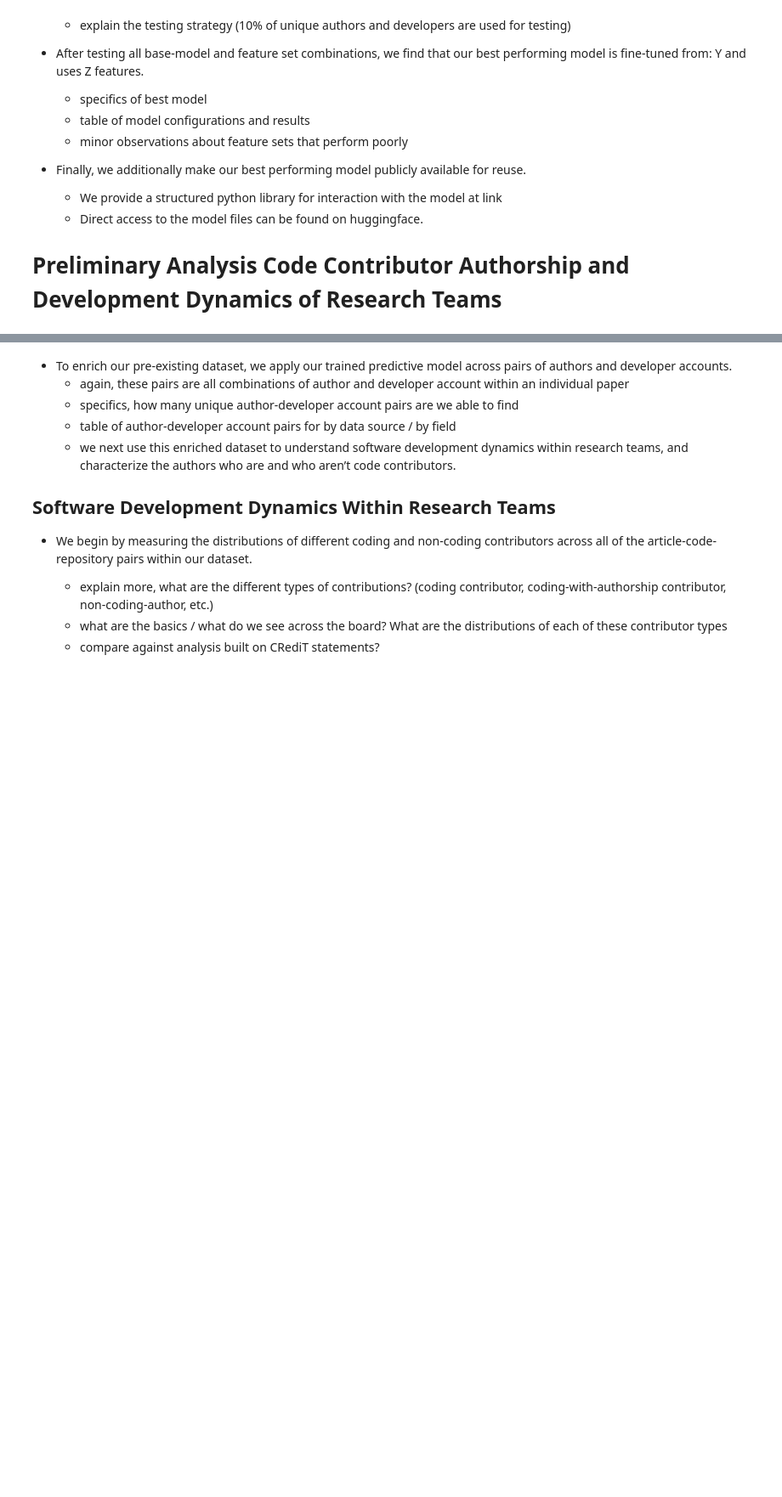
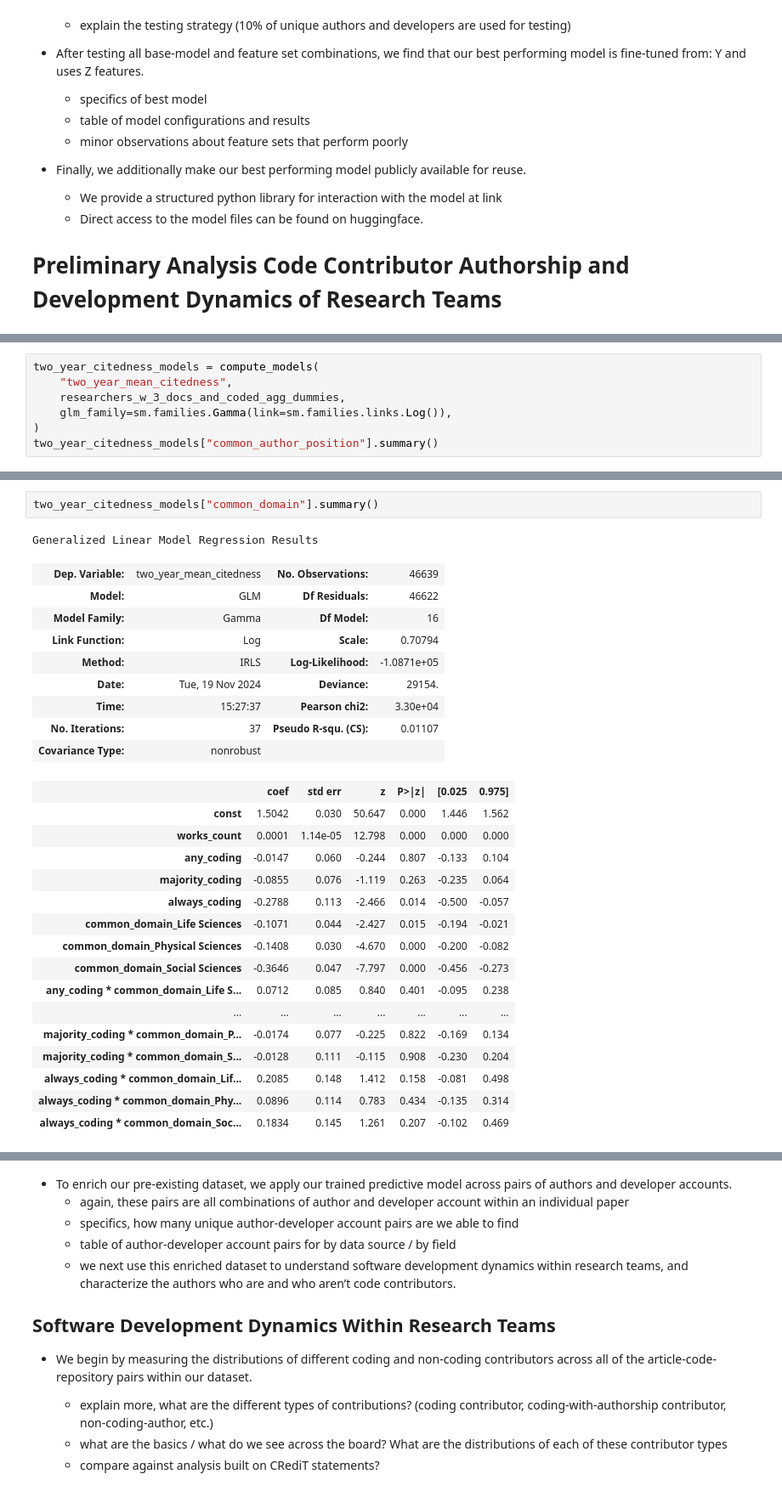
Before and after one commit to evamaxfield/rs-graph, a Jupyter notebook: publications/qss-code-authors/qss-code-authors.ipynb, the cells around one changed output, grey strips where cells are left out. Shown at 85% size. Cells and saved outputs as stored; diff of their text form; blank space fills up the shorter version.

```diff
--- a/publications/qss-code-authors/qss-code-authors.ipynb
+++ b/publications/qss-code-authors/qss-code-authors.ipynb
@@ -1036,0 +1023,7 @@ Generalized Linear Model Regression Results
+# %%
+two_year_citedness_models = compute_models(
+    "two_year_mean_citedness",
+    researchers_w_3_docs_and_coded_agg_dummies,
+    glm_family=sm.families.Gamma(link=sm.families.links.Log()),
+)
+two_year_citedness_models["common_author_position"].summary()
@@ -1036,0 +1055,29 @@ Generalized Linear Model Regression Results
+# %%
+two_year_citedness_models["common_domain"].summary()
+# %% [output]
+Generalized Linear Model Regression Results
+| Dep. Variable: | two_year_mean_citedness | No. Observations: | 46639 |
+| Model: | GLM | Df Residuals: | 46622 |
+| Model Family: | Gamma | Df Model: | 16 |
+| Link Function: | Log | Scale: | 0.70794 |
+| Method: | IRLS | Log-Likelihood: | -1.0871e+05 |
+| Date: | Tue, 19 Nov 2024 | Deviance: | 29154. |
+| Time: | 15:27:37 | Pearson chi2: | 3.30e+04 |
+| No. Iterations: | 37 | Pseudo R-squ. (CS): | 0.01107 |
+| Covariance Type: | nonrobust |  |  |
+|  | coef | std err | z | P>|z| | [0.025 | 0.975] |
+| const | 1.5042 | 0.030 | 50.647 | 0.000 | 1.446 | 1.562 |
+| works_count | 0.0001 | 1.14e-05 | 12.798 | 0.000 | 0.000 | 0.000 |
+| any_coding | -0.0147 | 0.060 | -0.244 | 0.807 | -0.133 | 0.104 |
+| majority_coding | -0.0855 | 0.076 | -1.119 | 0.263 | -0.235 | 0.064 |
+| always_coding | -0.2788 | 0.113 | -2.466 | 0.014 | -0.500 | -0.057 |
+| common_domain_Life Sciences | -0.1071 | 0.044 | -2.427 | 0.015 | -0.194 | -0.021 |
+| common_domain_Physical Sciences | -0.1408 | 0.030 | -4.670 | 0.000 | -0.200 | -0.082 |
+| common_domain_Social Sciences | -0.3646 | 0.047 | -7.797 | 0.000 | -0.456 | -0.273 |
+| any_coding * common_domain_Life S... | 0.0712 | 0.085 | 0.840 | 0.401 | -0.095 | 0.238 |
+| ... | ... | ... | ... | ... | ... | ... |
+| majority_coding * common_domain_P... | -0.0174 | 0.077 | -0.225 | 0.822 | -0.169 | 0.134 |
+| majority_coding * common_domain_S... | -0.0128 | 0.111 | -0.115 | 0.908 | -0.230 | 0.204 |
+| always_coding * common_domain_Lif... | 0.2085 | 0.148 | 1.412 | 0.158 | -0.081 | 0.498 |
+| always_coding * common_domain_Phy... | 0.0896 | 0.114 | 0.783 | 0.434 | -0.135 | 0.314 |
+| always_coding * common_domain_Soc... | 0.1834 | 0.145 | 1.261 | 0.207 | -0.102 | 0.469 |
```
Also changed, not shown: parts of 21 cells of this notebook.
